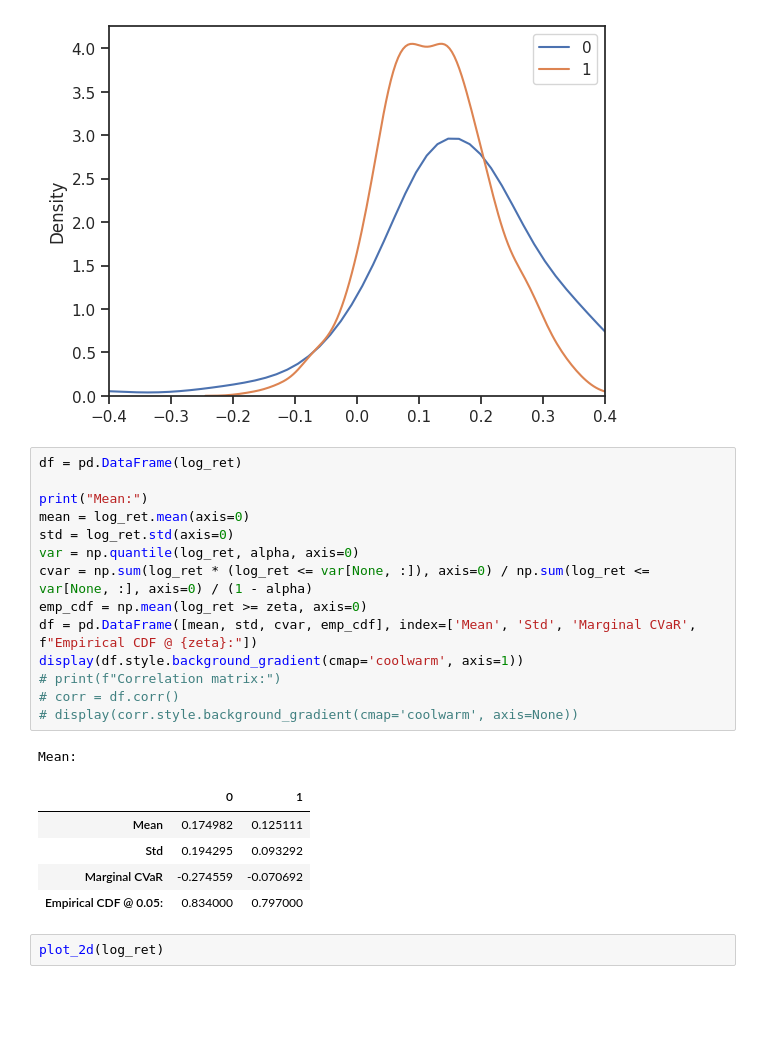
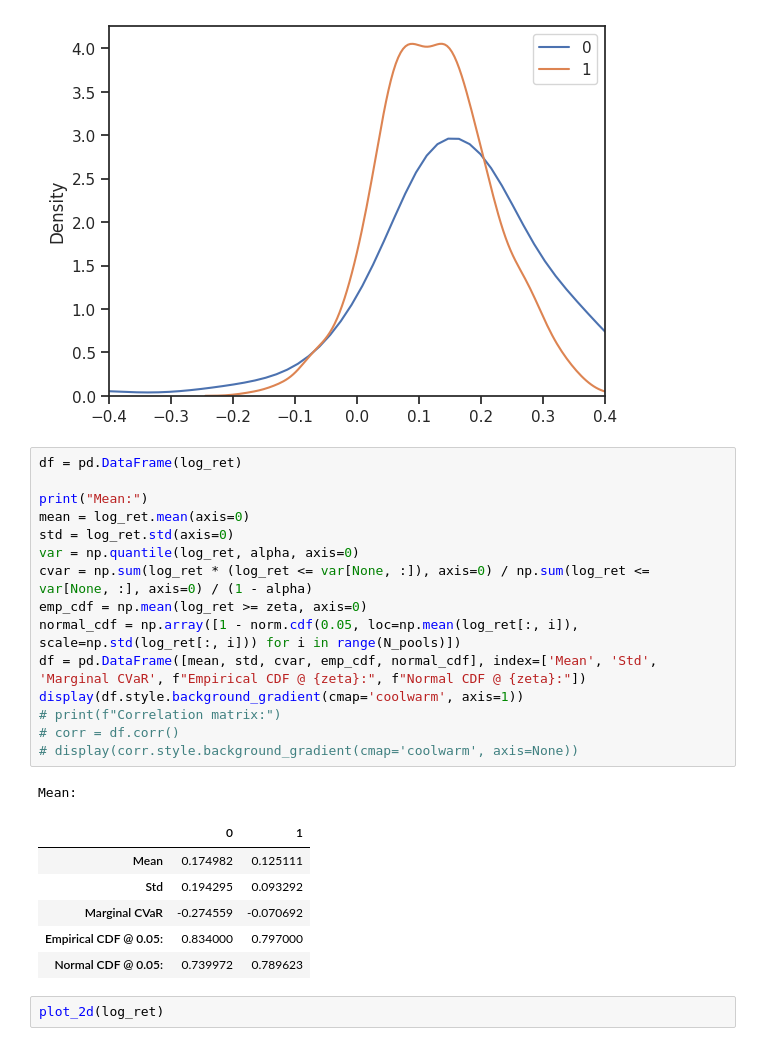
Before and after one commit to starovoitovs/defi, a Jupyter notebook: generator_cvar_soc.ipynb, the cells around one changed output. Saved outputs shown, nothing was run; the diff lists cells and outputs as text; blank space fills up the shorter version.

```diff
--- a/generator_cvar_soc.ipynb
+++ b/generator_cvar_soc.ipynb
@@ -132,24 +132,26 @@ plt.legend()
 # %%
 df = pd.DataFrame(log_ret)
 
 print("Mean:")
 mean = log_ret.mean(axis=0)
 std = log_ret.std(axis=0)
 var = np.quantile(log_ret, alpha, axis=0)
 cvar = np.sum(log_ret * (log_ret <= var[None, :]), axis=0) / np.sum(log_ret <= var[None, :], axis=0) / (1 - alpha)
 emp_cdf = np.mean(log_ret >= zeta, axis=0)
-df = pd.DataFrame([mean, std, cvar, emp_cdf], index=['Mean', 'Std', 'Marginal CVaR', f"Empirical CDF @ {zeta}:"])
+normal_cdf = np.array([1 - norm.cdf(0.05, loc=np.mean(log_ret[:, i]), scale=np.std(log_ret[:, i])) for i in range(N_pools)])
+df = pd.DataFrame([mean, std, cvar, emp_cdf, normal_cdf], index=['Mean', 'Std', 'Marginal CVaR', f"Empirical CDF @ {zeta}:", f"Normal CDF @ {zeta}:"])
 display(df.style.background_gradient(cmap='coolwarm', axis=1))
 # print(f"Correlation matrix:")
 # corr = df.corr()
 # display(corr.style.background_gradient(cmap='coolwarm', axis=None))
 # %% [output]
 Mean:
 |  | 0 | 1 |
 | Mean | 0.174982 | 0.125111 |
 | Std | 0.194295 | 0.093292 |
 | Marginal CVaR | -0.274559 | -0.070692 |
 | Empirical CDF @ 0.05: | 0.834000 | 0.797000 |
+| Normal CDF @ 0.05: | 0.739972 | 0.789623 |
 # %%
 plot_2d(log_ret)
 # %% [output]
```
